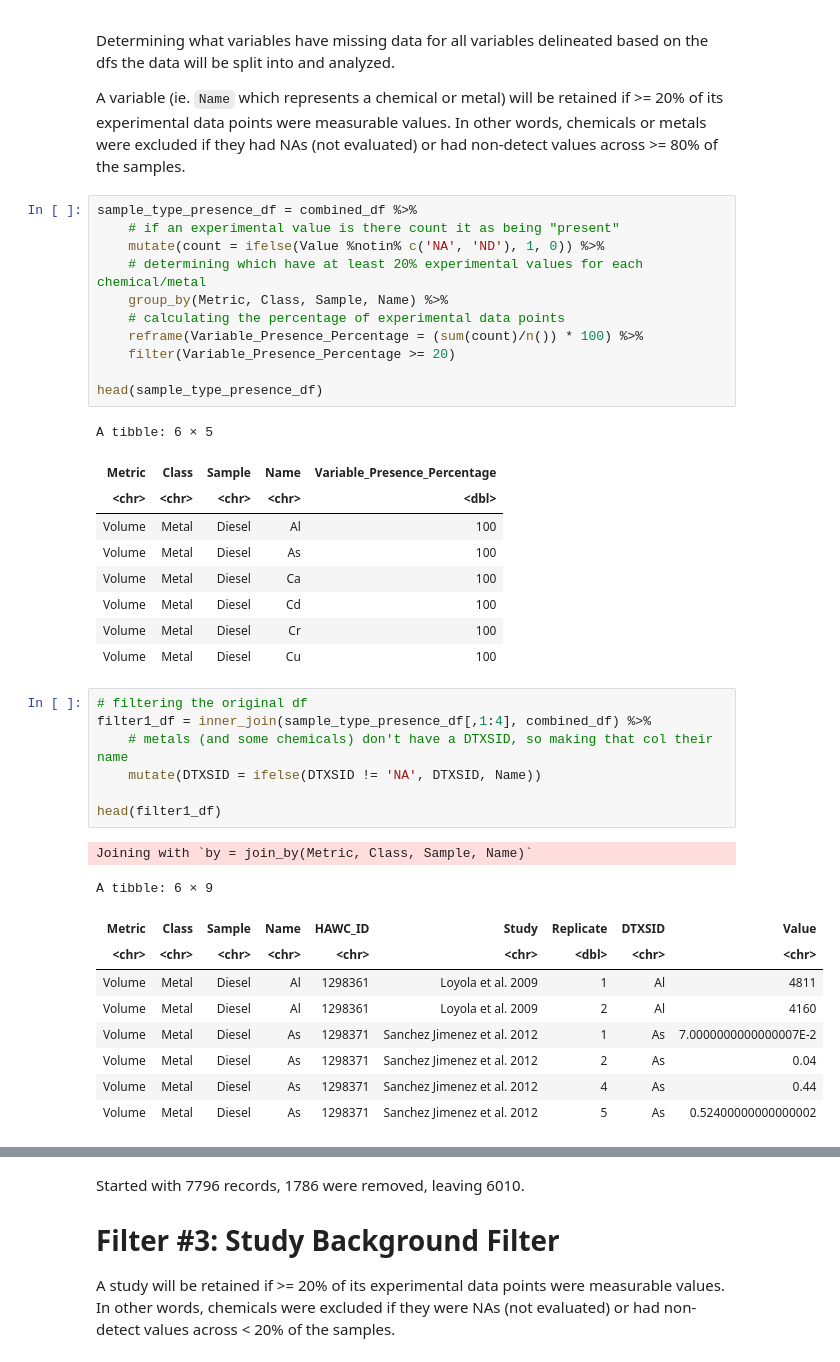
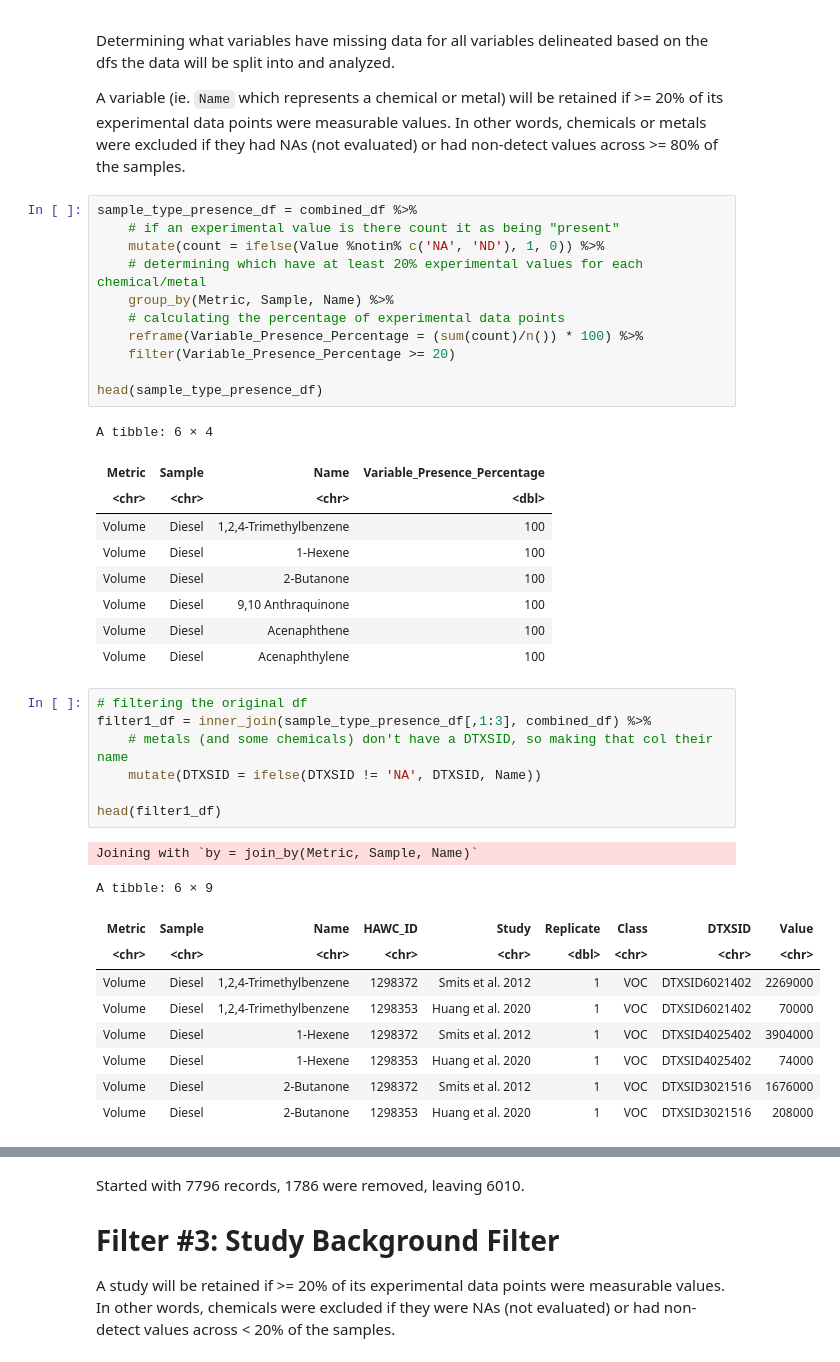
Before and after one commit to UNC-CEMALB/P1015.-Wildfire_Suffcient_Similiarity, a Jupyter notebook: 1. Data Processing/Data Processing.ipynb, the cells around one changed output, grey strips where cells are left out. Cells and saved outputs as stored; diff of their text form.

```diff
--- a/1. Data Processing/Data Processing.ipynb
+++ b/1. Data Processing/Data Processing.ipynb
@@ -152,37 +134,37 @@ sample_type_presence_df = combined_df %>%
     # if an experimental value is there count it as being "present"
     mutate(count = ifelse(Value %notin% c('NA', 'ND'), 1, 0)) %>%
     # determining which have at least 20% experimental values for each chemical/metal
-    group_by(Metric, Class, Sample, Name) %>%
+    group_by(Metric, Sample, Name) %>%
     # calculating the percentage of experimental data points
     reframe(Variable_Presence_Percentage = (sum(count)/n()) * 100) %>%
     filter(Variable_Presence_Percentage >= 20)
 
 head(sample_type_presence_df)
 # %% [output]
-A tibble: 6 × 5
+A tibble: 6 × 4
-| Metric | Class | Sample | Name | Variable_Presence_Percentage |
-| <chr> | <chr> | <chr> | <chr> | <dbl> |
-| Volume | Metal | Diesel | Al | 100 |
-| Volume | Metal | Diesel | As | 100 |
-| Volume | Metal | Diesel | Ca | 100 |
-| Volume | Metal | Diesel | Cd | 100 |
-| Volume | Metal | Diesel | Cr | 100 |
-| Volume | Metal | Diesel | Cu | 100 |
+| Metric | Sample | Name | Variable_Presence_Percentage |
+| <chr> | <chr> | <chr> | <dbl> |
+| Volume | Diesel | 1,2,4-Trimethylbenzene | 100 |
+| Volume | Diesel | 1-Hexene | 100 |
+| Volume | Diesel | 2-Butanone | 100 |
+| Volume | Diesel | 9,10 Anthraquinone | 100 |
+| Volume | Diesel | Acenaphthene | 100 |
+| Volume | Diesel | Acenaphthylene | 100 |
 # %%
 # filtering the original df
-filter1_df = inner_join(sample_type_presence_df[,1:4], combined_df) %>%
+filter1_df = inner_join(sample_type_presence_df[,1:3], combined_df) %>%
     # metals (and some chemicals) don't have a DTXSID, so making that col their name
     mutate(DTXSID = ifelse(DTXSID != 'NA', DTXSID, Name))
 
 head(filter1_df)
 # %% [output]
-Joining with `by = join_by(Metric, Class, Sample, Name)`
+Joining with `by = join_by(Metric, Sample, Name)`
 A tibble: 6 × 9
-| Metric | Class | Sample | Name | HAWC_ID | Study | Replicate | DTXSID | Value |
-| <chr> | <chr> | <chr> | <chr> | <chr> | <chr> | <dbl> | <chr> | <chr> |
-| Volume | Metal | Diesel | Al | 1298361 | Loyola et al. 2009 | 1 | Al | 4811 |
-| Volume | Metal | Diesel | Al | 1298361 | Loyola et al. 2009 | 2 | Al | 4160 |
-| Volume | Metal | Diesel | As | 1298371 | Sanchez Jimenez et al. 2012 | 1 | As | 7.0000000000000007E-2 |
-| Volume | Metal | Diesel | As | 1298371 | Sanchez Jimenez et al. 2012 | 2 | As | 0.04 |
-| Volume | Metal | Diesel | As | 1298371 | Sanchez Jimenez et al. 2012 | 4 | As | 0.44 |
-| Volume | Metal | Diesel | As | 1298371 | Sanchez Jimenez et al. 2012 | 5 | As | 0.52400000000000002 |
+| Metric | Sample | Name | HAWC_ID | Study | Replicate | Class | DTXSID | Value |
+| <chr> | <chr> | <chr> | <chr> | <chr> | <dbl> | <chr> | <chr> | <chr> |
+| Volume | Diesel | 1,2,4-Trimethylbenzene | 1298372 | Smits et al. 2012 | 1 | VOC | DTXSID6021402 | 2269000 |
+| Volume | Diesel | 1,2,4-Trimethylbenzene | 1298353 | Huang et al. 2020 | 1 | VOC | DTXSID6021402 | 70000 |
+| Volume | Diesel | 1-Hexene | 1298372 | Smits et al. 2012 | 1 | VOC | DTXSID4025402 | 3904000 |
+| Volume | Diesel | 1-Hexene | 1298353 | Huang et al. 2020 | 1 | VOC | DTXSID4025402 | 74000 |
+| Volume | Diesel | 2-Butanone | 1298372 | Smits et al. 2012 | 1 | VOC | DTXSID3021516 | 1676000 |
+| Volume | Diesel | 2-Butanone | 1298353 | Huang et al. 2020 | 1 | VOC | DTXSID3021516 | 208000 |
```
Also changed, not shown: parts of 10 cells of this notebook.
